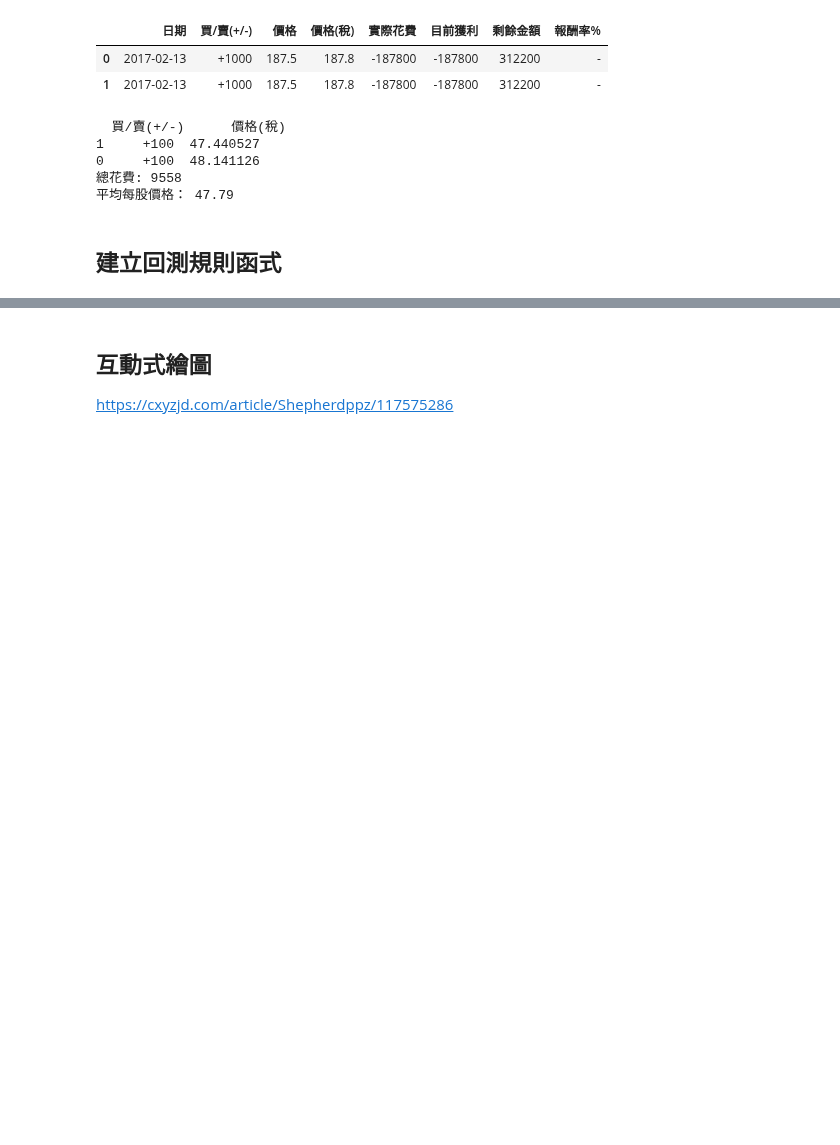
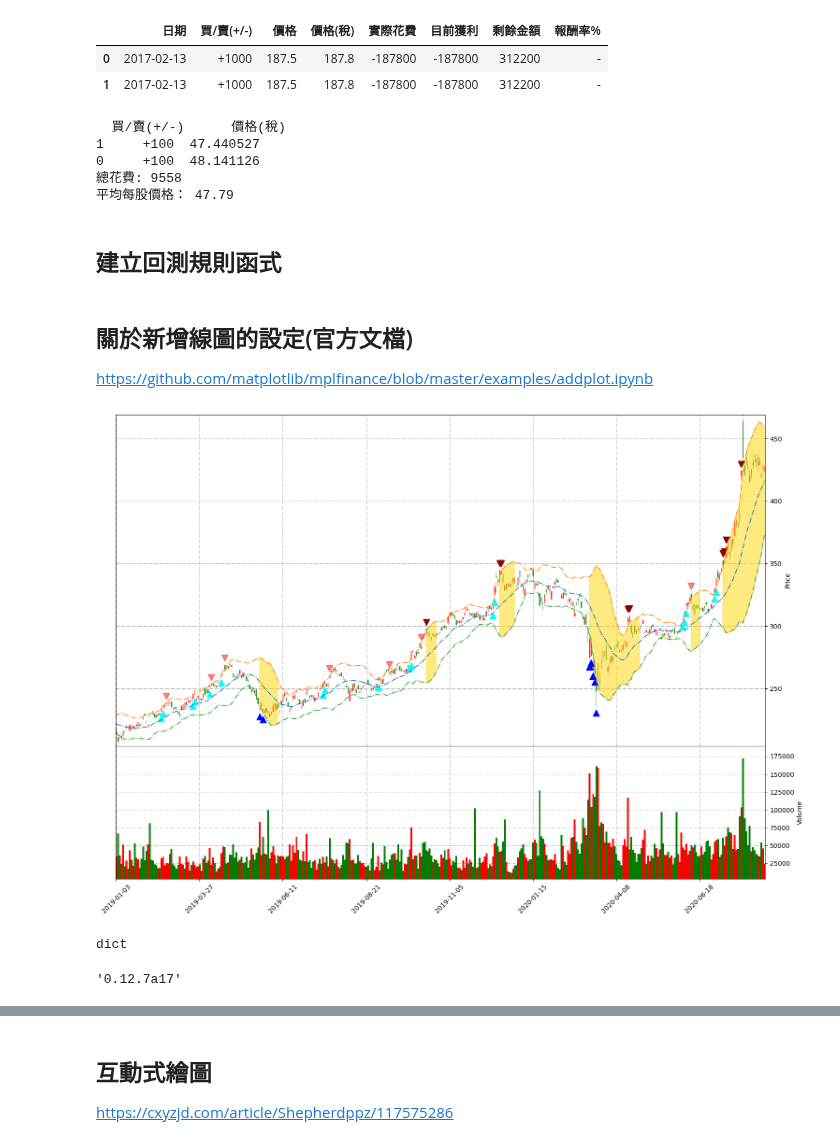
Before and after one commit to oscar50513/stock_project, a Jupyter notebook: BBands.ipynb, the cells around one changed output, grey strips where cells are left out. Saved outputs shown, nothing was run; the diff lists cells and outputs as text; code cells hidden in the pictures; blank space fills up the shorter version.

```diff
--- a/BBands.ipynb
+++ b/BBands.ipynb
@@ -431,4 +472,76 @@ def bbands_rule(_ticker, bb_period=20, bb_stdnum=2, use_detail=False):
     return res
+# %% [markdown]
+## 關於新增線圖的設定(官方文檔)
+https://github.com/matplotlib/mplfinance/blob/master/examples/addplot.ipynb
+# %%
+# 設定讀取股票資料
+path = "C:/Users/Landis/Desktop/pystocks"
+s = '2330.csv'
+SData = pd.read_csv(path+'/'+s,index_col='Date')
+SData.index = pd.DatetimeIndex(SData.index)
+# range
+day_num = '2019-01-03'                        # 設定顯示股價資訊起始日期
+day_end = '2020-08-15'                        # 設定顯示股價資訊結束日期
+
+detail = [['日期', '買/賣(+/-)', '成交價', '價格(稅)', '實際花費', '目前獲利', '剩餘金額', '報酬率%', '庫存']]
+bbands_data = bbands_rule(SData)              # 將股價資訊經過BBands函式計算
+
+# 設置k線圖顏色
+my_color = mpf.make_marketcolors(up='red',      # 上漲顏色
+                                 down='green',  # 下跌顏色
+                                 edge='i',      # 隱藏 K 線邊緣
+                                 volume='in',   # 成交量用同樣的顏色
+                                 inherit=True)  # 繼承其他參數
+# 設置圖型呈現
+my_style = mpf.make_mpf_style(gridaxis='both',          # 設置網格
+                              gridstyle='-.',           # 設定網格花樣
+                              y_on_right=True,          # y 座標放右邊
+                              marketcolors=my_color)    # 設定k線圖顏色
+
+# 繪製買賣點圖
+bband_line = bbands_data[['b_mid','b_up','b_low']][day_num:day_end]
+addplots = [
+    mpf.make_addplot(bband_line, panel=0,linestyle='dashdot'),
+]
+if not bbands_data['buy_point'][day_num:day_end].isnull().all():
+    addplots+=[mpf.make_addplot(bbands_data['buy_point'][day_num:day_end], color = 'blue', alpha=1, type='scatter', marker='^', markersize=100)]
+if not bbands_data['buy2_point'][day_num:day_end].isnull().all():
+    addplots+=[mpf.make_addplot(bbands_data['buy2_point'][day_num:day_end], color = 'cyan', alpha=1, type='scatter', marker='^', markersize=100)]
+if not bbands_data['sell_point'][day_num:day_end].isnull().all():
+    addplots+=[mpf.make_addplot(bbands_data['sell_point'][day_num:day_end], color = 'darkred', alpha=1, type='scatter', marker='v', markersize=100)]
+if not bbands_data['sell2_point'][day_num:day_end].isnull().all():
+    addplots+=[mpf.make_addplot(bbands_data['sell2_point'][day_num:day_end], color = 'red', alpha=0.5, type='scatter', marker='v', markersize=100)]
+
+
+# #繪製布林通道
+width_15 = dict(y1 = bbands_data['w_15'][day_num:day_end].values,y2 = bbands_data['b_up'][day_num:day_end].values,panel=0,alpha=0.5,color='gold')
+width_10 = dict(y1 = bbands_data['w_10'][day_num:day_end].values,y2 = bbands_data['b_up'][day_num:day_end].values,panel=0,alpha=0.5,color='greenyellow')
+
+_panel = 2
+mpf.plot(SData.loc[day_num:day_end,:],
+         #mav = [10, 60],
+         **kwargs,
+         num_panels=_panel,           # 設定總層數
+         main_panel=0,                # 設定 K 線圖層數
+         volume=True,                 # 設定是否繪製成交量
+         volume_panel=_panel - 1,     # 設定成交量層數
+         show_nontrading=False,       # 忽略非交易日
+         tight_layout=True,          # 設定是否緊密布局
+         datetime_format='%Y-%m-%d',
+         addplot = addplots,
+         fill_between=width_15
+        )
+# %% [output]
+[figure, added]
+# %%
+fill_between=width_15
+type(fill_between)
+# %% [output]
+dict
+# %%
+mpf.__version__
+# %% [output]
+'0.12.7a17'
 # %%
 #紀錄交易資訊
 detail = [['日期', '買/賣(+/-)', '成交價', '價格(稅)', '實際花費', '目前獲利', '剩餘金額', '庫存張數']]
```
Also changed, not shown: parts of 24 cells of this notebook.
